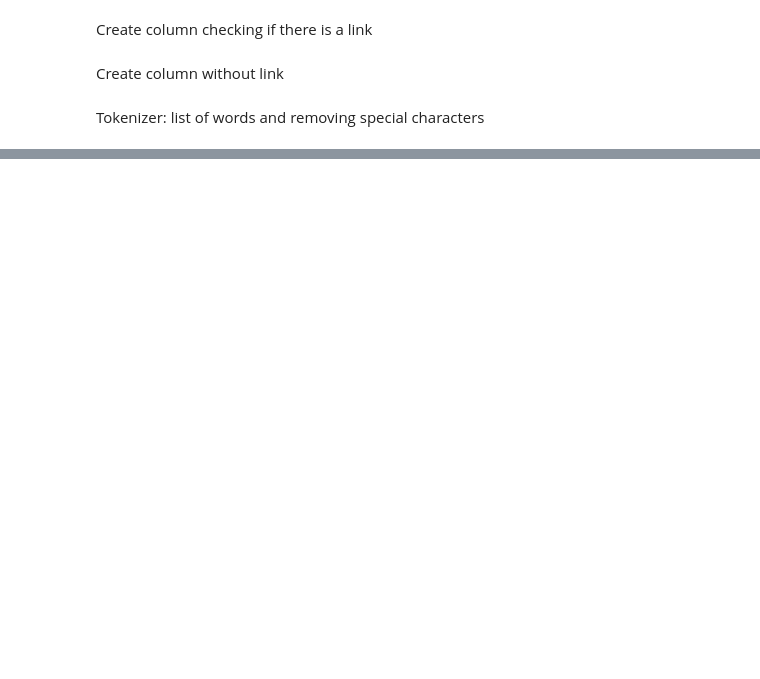
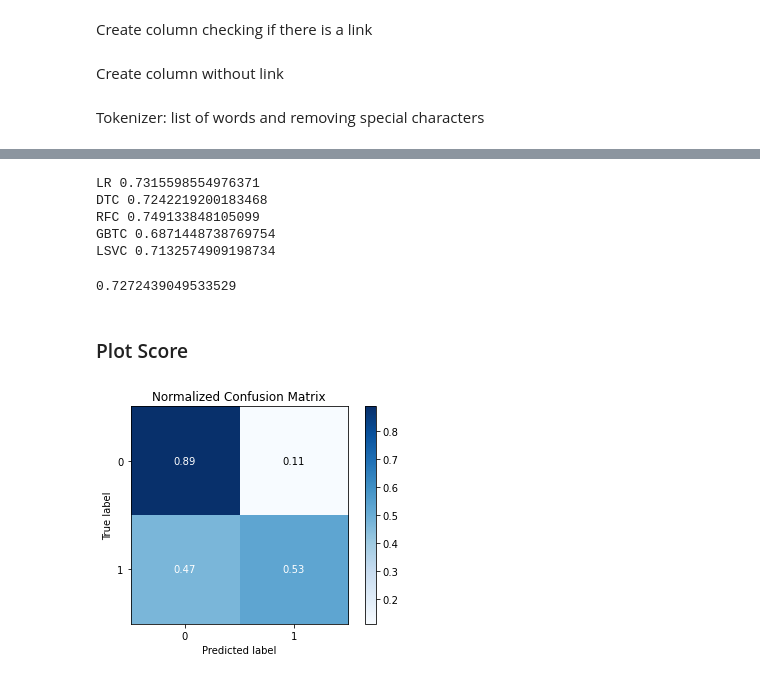
Before and after one commit to ngohoanhkhoa/DeepLearningNotebook, a Jupyter notebook: NLP_with_Disaster_Tweets/notebook.ipynb, the cells around one changed output, grey strips where cells are left out. Drawn from its saved outputs; the diff is of its cells as text; code cells hidden in the pictures; blank space fills up the shorter version.

```diff
--- a/NLP_with_Disaster_Tweets/notebook.ipynb
+++ b/NLP_with_Disaster_Tweets/notebook.ipynb
@@ -501,0 +596,3 @@ root
+# %%
+featuresCol = "catTextFeaturesRobustScaler"
+labelCol = "target"
@@ -501,0 +601,46 @@ root
+# %%
+from pyspark.ml.evaluation import MulticlassClassificationEvaluator, BinaryClassificationEvaluator
+from pyspark.mllib.evaluation import MulticlassMetrics
+from pyspark.ml.classification import LogisticRegression, DecisionTreeClassifier, RandomForestClassifier, GBTClassifier, MultilayerPerceptronClassifier, LinearSVC
+
+evaluator = MulticlassClassificationEvaluator(labelCol=labelCol, predictionCol="prediction", metricName="f1")
+
+algorithmList = {"LR":   LogisticRegression(featuresCol=featuresCol, labelCol=labelCol,regParam = 0.1, maxIter=100),
+                 "DTC":  DecisionTreeClassifier(featuresCol=featuresCol, labelCol=labelCol, maxDepth=7),
+                 "RFC":  RandomForestClassifier(featuresCol=featuresCol, labelCol=labelCol, maxDepth=16, numTrees=15),
+                 "GBTC": GBTClassifier(featuresCol=featuresCol, labelCol=labelCol, maxIter=20, maxDepth=16, stepSize=0.001),
+                 #"MPC":  MultilayerPerceptronClassifier(featuresCol=featuresCol, labelCol=labelCol, maxIter=2, layers=[5, 5, 2]),
+                 "LSVC": LinearSVC(featuresCol=featuresCol, labelCol=labelCol, maxIter=100, regParam=0.1)
+                }
+# %%
+for name, algorithm in zip(algorithmList.keys(), algorithmList.values()):
+    model = algorithm.fit(trainSet)
+    prediction = model.transform(validSet)
+    score = evaluator.evaluate(prediction)
+    print(name, score)
+# %% [output]
+LR 0.7315598554976371
+DTC 0.7242219200183468
+RFC 0.749133848105099
+GBTC 0.6871448738769754
+LSVC 0.7132574909198734
+# %%
+algorithmName = "GBTC"
+algorithm = algorithmList[algorithmName]
+prediction = algorithm.fit(trainSet).transform(validSet)
+# %% [output]
+0.7272439049533529
+# %% [markdown]
+### Plot Score
+# %%
+trueLabel = np.array(prediction.select('target').collect()).squeeze()
+predLabel = np.array(prediction.select('prediction').collect()).squeeze()
+predProb = np.array(prediction.select('probability').collect()).squeeze()
+# %%
+import scikitplot as skplt
+import matplotlib.pylab as plt
+
+skplt.metrics.plot_confusion_matrix(trueLabel, predLabel, normalize=True)
+plt.show()
+# %% [output]
+[figure, added]
```
Also changed, not shown: parts of 83 cells of this notebook.
